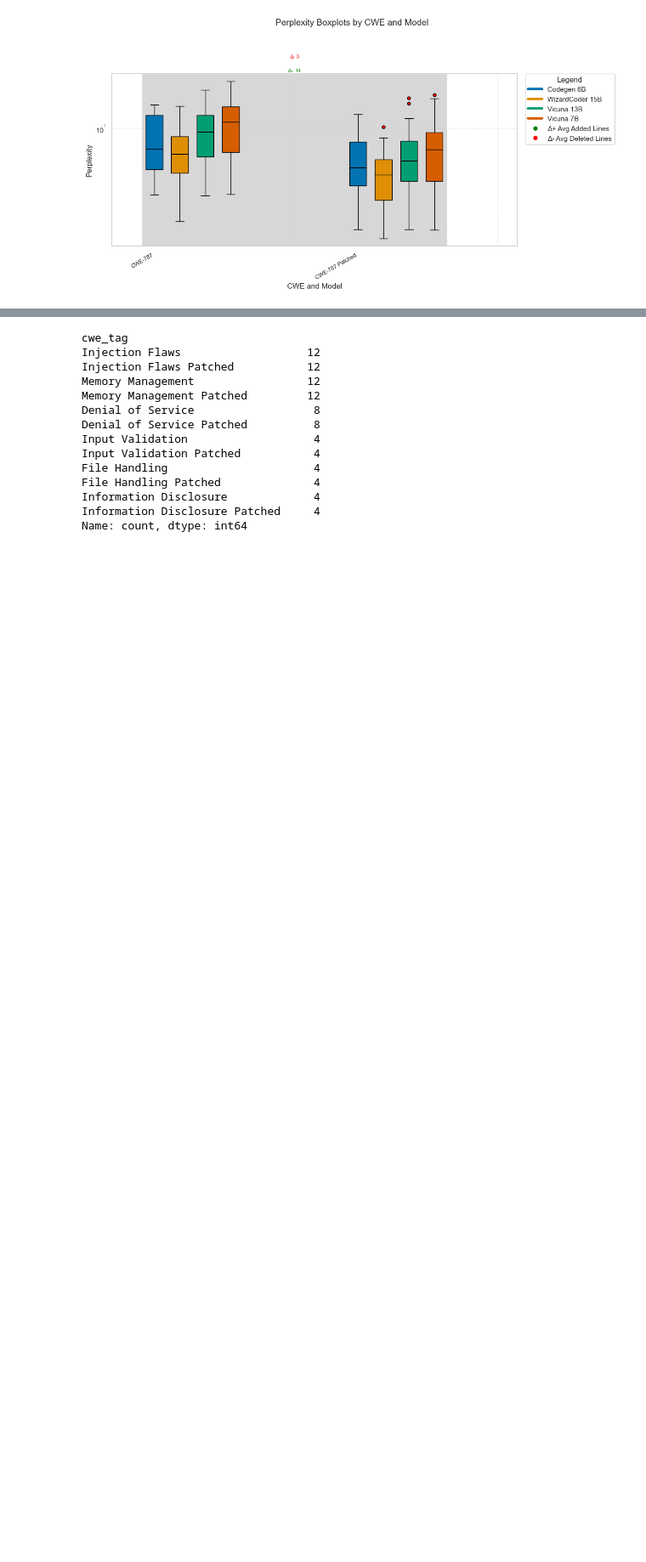
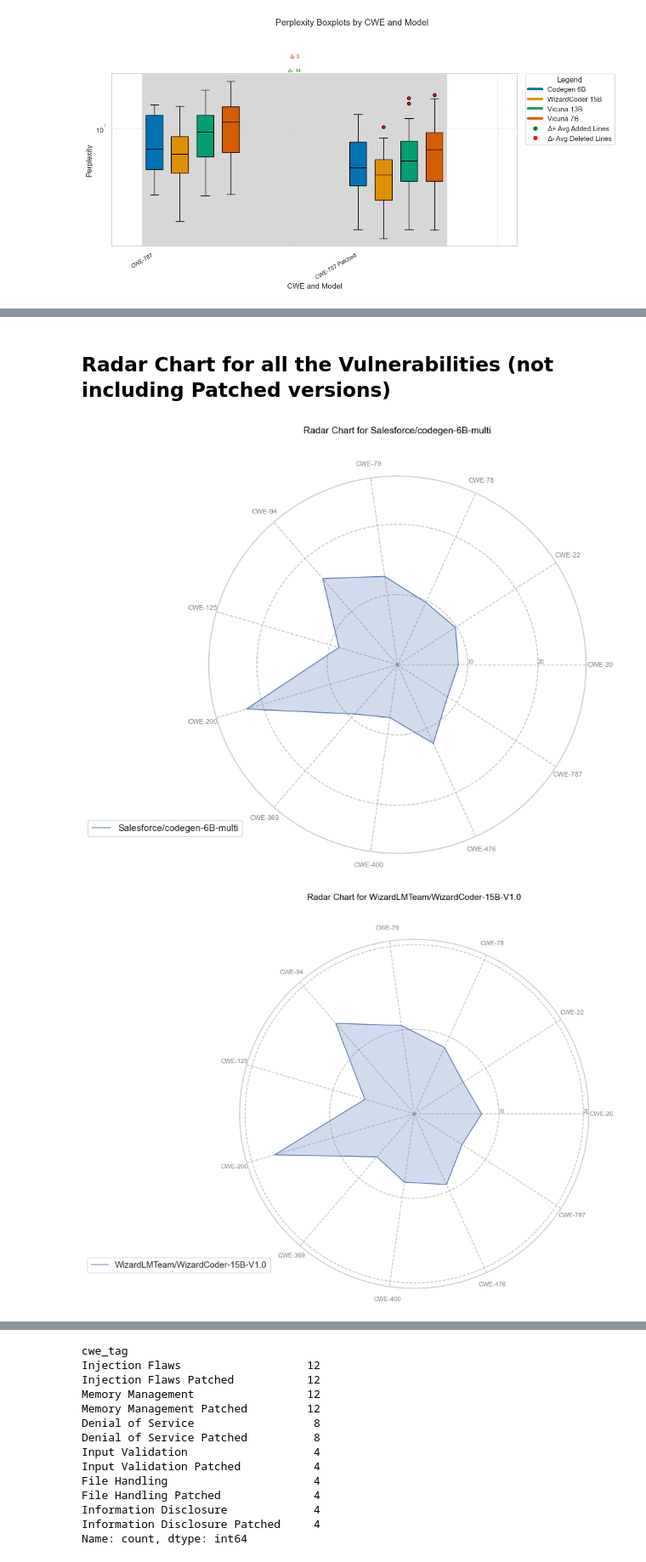
Before and after one commit to rufimelo99/lm-insecure-bias, a Jupyter notebook: sec_aware_cl/perplexity/perplexity.ipynb, the cells around one changed output, grey strips where cells are left out. Shown at 85% size. Cells and saved outputs as stored; diff of their text form; code cells hidden in the pictures; blank space fills up the shorter version.

```diff
--- a/sec_aware_cl/perplexity/perplexity.ipynb
+++ b/sec_aware_cl/perplexity/perplexity.ipynb
@@ -495,0 +632,59 @@ for i in range(0, len(unique_cwes), batch_size):
+# %% [markdown]
+## Radar Chart for all the Vulnerabilities (not including Patched versions)
+# %%
+import matplotlib.pyplot as plt
+import numpy as np
+
+non_patched_df = df[~df["cwe"].str.contains("Patched")]
+
+# Get unique CWEs
+unique_cwes = non_patched_df["cwe"].unique()
+
+# Get unique models
+unique_models = non_patched_df["model"].unique()
+
+# for each model, create a different radar plot where each cwe is a different axis
+for model in unique_models:
+    # Get the data for this model
+    model_df = non_patched_df[non_patched_df["model"] == model]
+
+    # Get the number of CWEs
+    num_cwes = len(model_df["cwe"].unique())
+
+    # Create a radar chart
+    angles = np.linspace(0, 2 * np.pi, num_cwes, endpoint=False).tolist()
+
+    # The plot is circular, so we need to "complete the loop" and append the start to the end.
+    values = model_df["mean"].tolist()
+    values += values[:1]
+    angles += angles[:1]
+
+    fig, ax = plt.subplots(figsize=(8, 8), subplot_kw=dict(polar=True))
+
+    # Draw one axe per variable and add labels
+    plt.xticks(angles[:-1], model_df["cwe"].tolist(), color='grey', size=8)
+
+    # Draw ylabels
+    ax.set_rlabel_position(0)
+    plt.yticks([10, 20, 30, 40], ["10", "20", "30", "40"], color="grey", size=7)
+
+    plt.ylim(0, max(values) * 1.2)
+
+    # Enable grid lines
+    ax.grid(True)  # Enables grid lines
+    ax.yaxis.grid(True, linestyle='--', color='grey', alpha=0.5)  # Customize radial grid
+    ax.xaxis.grid(True, linestyle='--', color='grey', alpha=0.5)  # Customize angular grid
+
+    # Plot data
+    ax.plot(angles, values, linewidth=1, linestyle='solid', label=model)
+
+    # Fill area
+    ax.fill(angles, values, alpha=0.25)
+
+    plt.title(f'Radar Chart for {model}', size=11, color='black', y=1.1)
+    plt.legend(loc='upper right', bbox_to_anchor=(0.1, 0.1))
+
+    plt.show()
+# %% [output]
+[figure, added]
+[figure, added]
```
Also changed, not shown: parts of 8 cells of this notebook.
